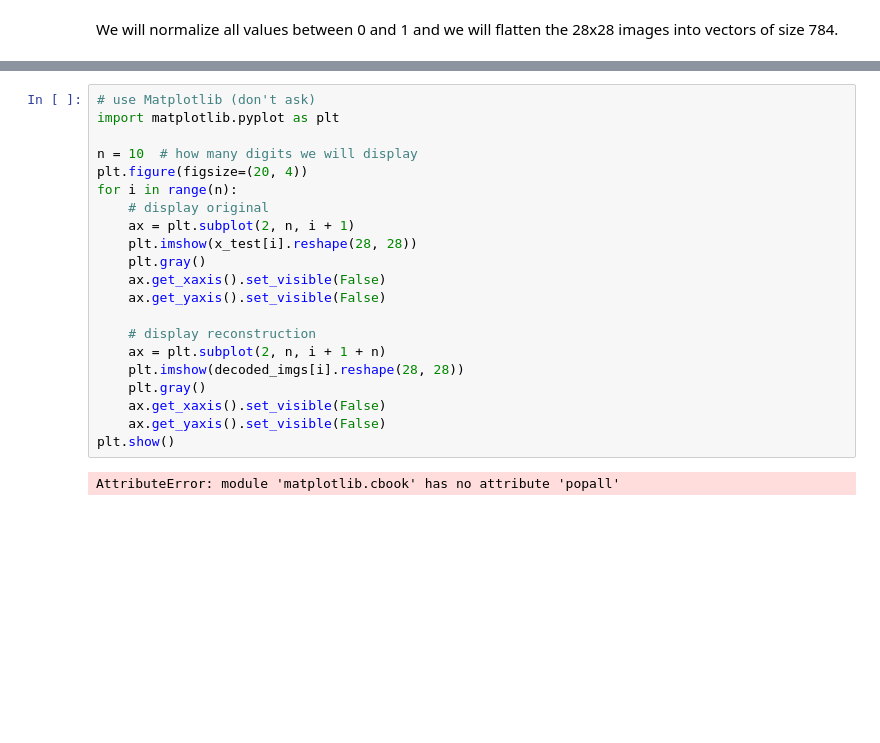
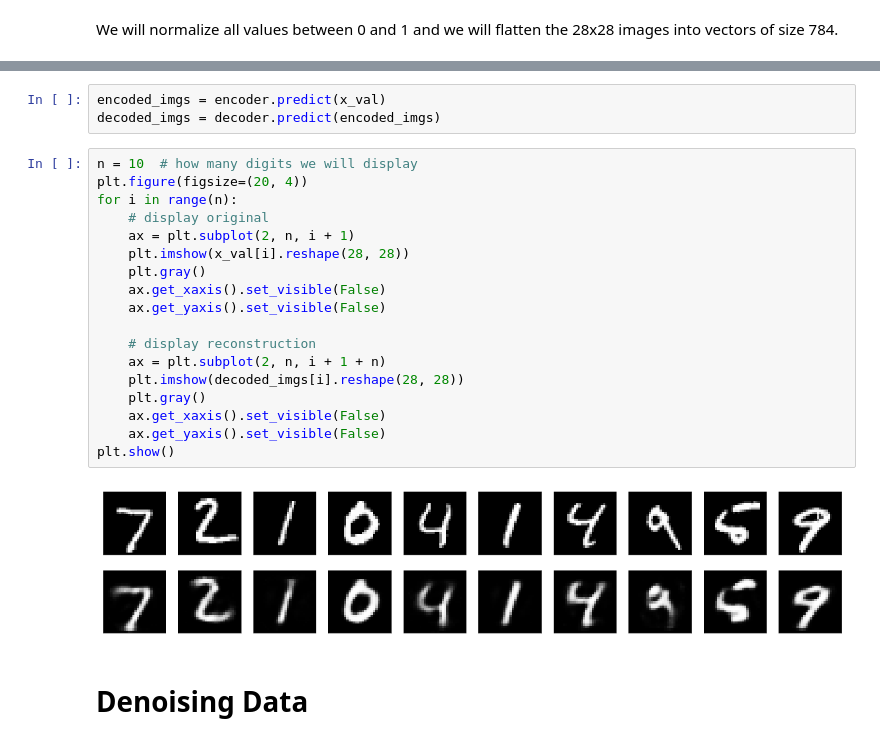
Before and after one commit to philippgrafendorfe/stackedautoencoders, a Jupyter notebook: MNIST_Autoencoder.ipynb, the cells around one changed output, grey strips where cells are left out. Drawn from its saved outputs; the diff is of its cells as text; blank space fills up the shorter version.

```diff
--- a/MNIST_Autoencoder.ipynb
+++ b/MNIST_Autoencoder.ipynb
@@ -92,23 +213,25 @@ decoded_imgs = decoder.predict(encoded_imgs)
+# %%
+encoded_imgs = encoder.predict(x_val)
+decoded_imgs = decoder.predict(encoded_imgs)
 # %%
-# use Matplotlib (don't ask)
-import matplotlib.pyplot as plt
-
 n = 10  # how many digits we will display
 plt.figure(figsize=(20, 4))
 for i in range(n):
     # display original
     ax = plt.subplot(2, n, i + 1)
-    plt.imshow(x_test[i].reshape(28, 28))
+    plt.imshow(x_val[i].reshape(28, 28))
     plt.gray()
     ax.get_xaxis().set_visible(False)
     ax.get_yaxis().set_visible(False)
 
     # display reconstruction
     ax = plt.subplot(2, n, i + 1 + n)
     plt.imshow(decoded_imgs[i].reshape(28, 28))
     plt.gray()
     ax.get_xaxis().set_visible(False)
     ax.get_yaxis().set_visible(False)
 plt.show()
 # %% [output]
-AttributeError: module 'matplotlib.cbook' has no attribute 'popall'
+[figure, added]
+# %% [markdown]
+# Denoising Data
```
Also changed, not shown: parts of 28 cells of this notebook, 4 other files.
